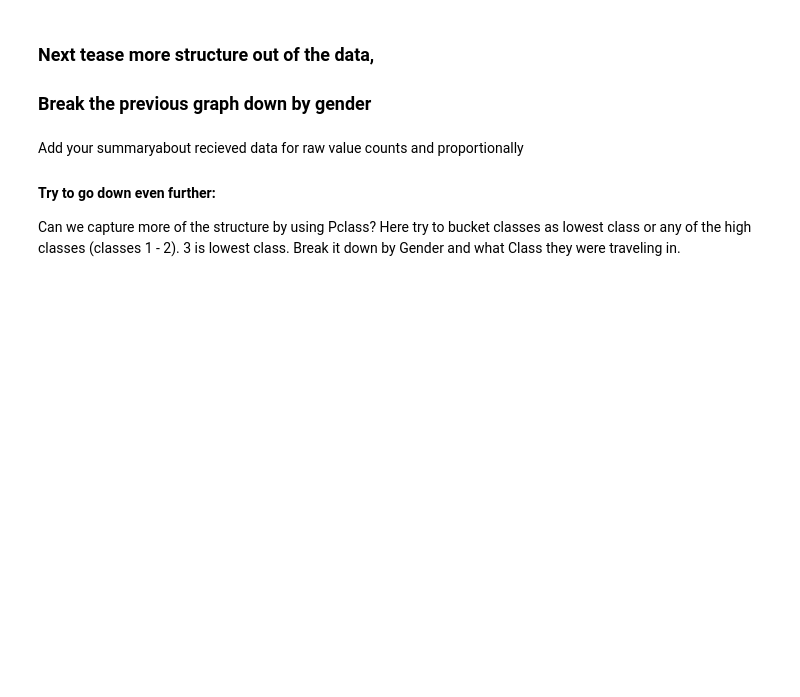
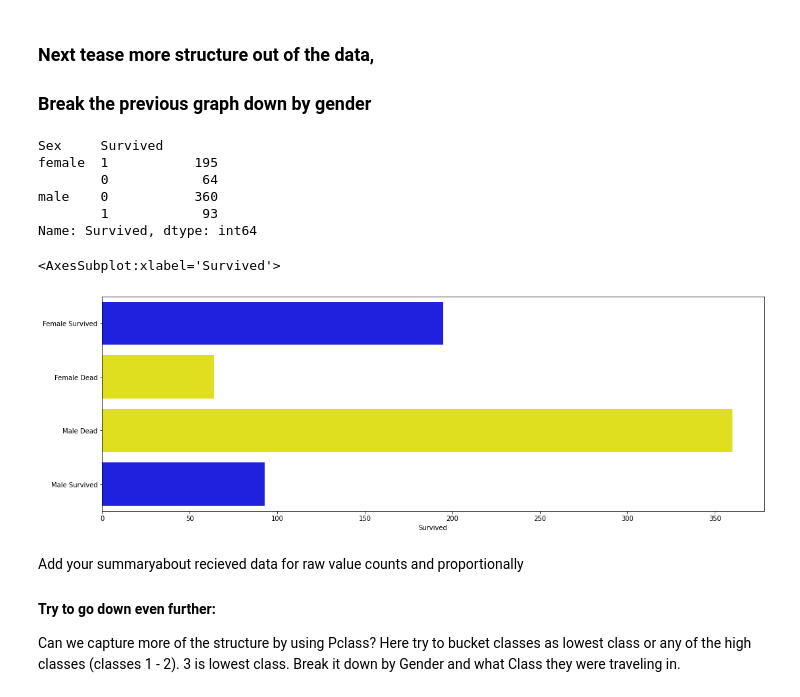
Before and after one commit to srk-practicum/2022-knu-yolo, a Jupyter notebook: Tasks/task1/Titanic_template.ipynb, the cells around one changed output. Saved outputs shown, nothing was run; the diff lists cells and outputs as text; code cells hidden in the pictures; blank space fills up the shorter version.

```diff
--- a/Tasks/task1/Titanic_template.ipynb
+++ b/Tasks/task1/Titanic_template.ipynb
@@ -134,11 +252,23 @@ First plot a bar graph of those who Survived Vs. Those who did not.
 # %%
 fig = plt.figure(figsize=(18,6))
 
 # create a plot of two subsets, male and female, of the survived variable.
 # After that call value_counts() so it can be easily plotted as a bar graph.
 # you can use kind='barh' argument. It is just a horizontal bar graph
 
 # Next adjust graph to display the proportions of survival by gender
+sxdtsr = df.groupby("Sex")["Survived"].value_counts()
+print(sxdtsr)
+sns.barplot(x = sxdtsr, y = ["Female Survived","Female Dead","Male Dead","Male Survived"], palette = ["Blue","Yellow","Yellow","Blue"])
+# %% [output]
+Sex     Survived
+female  1           195
+        0            64
+male    0           360
+        1            93
+Name: Survived, dtype: int64
+<AxesSubplot:xlabel='Survived'>
+[figure, added]
 # %% [markdown]
 Add your summaryabout recieved data for raw value counts and proportionally
 
```
Also changed, not shown: parts of 27 cells of this notebook.
